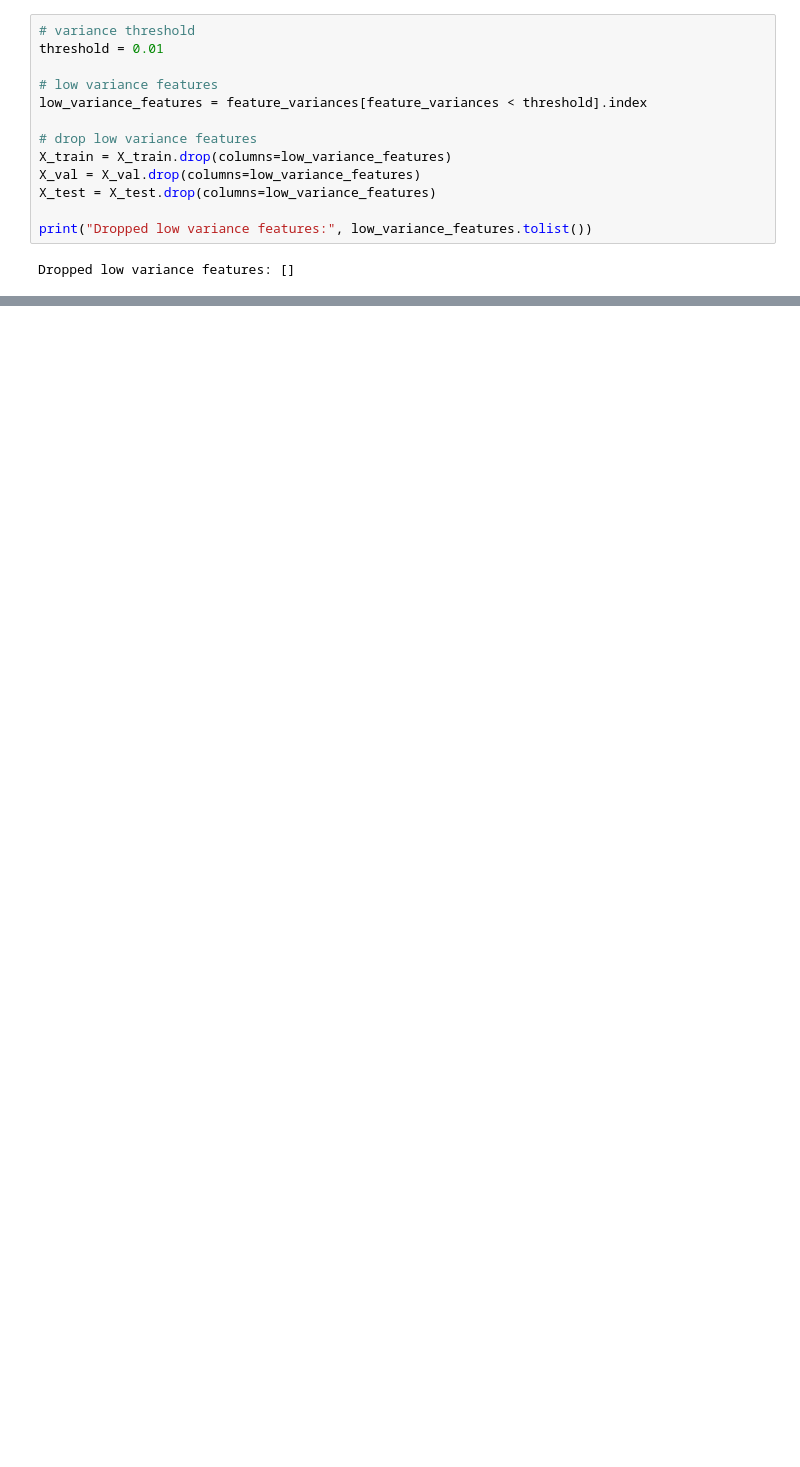
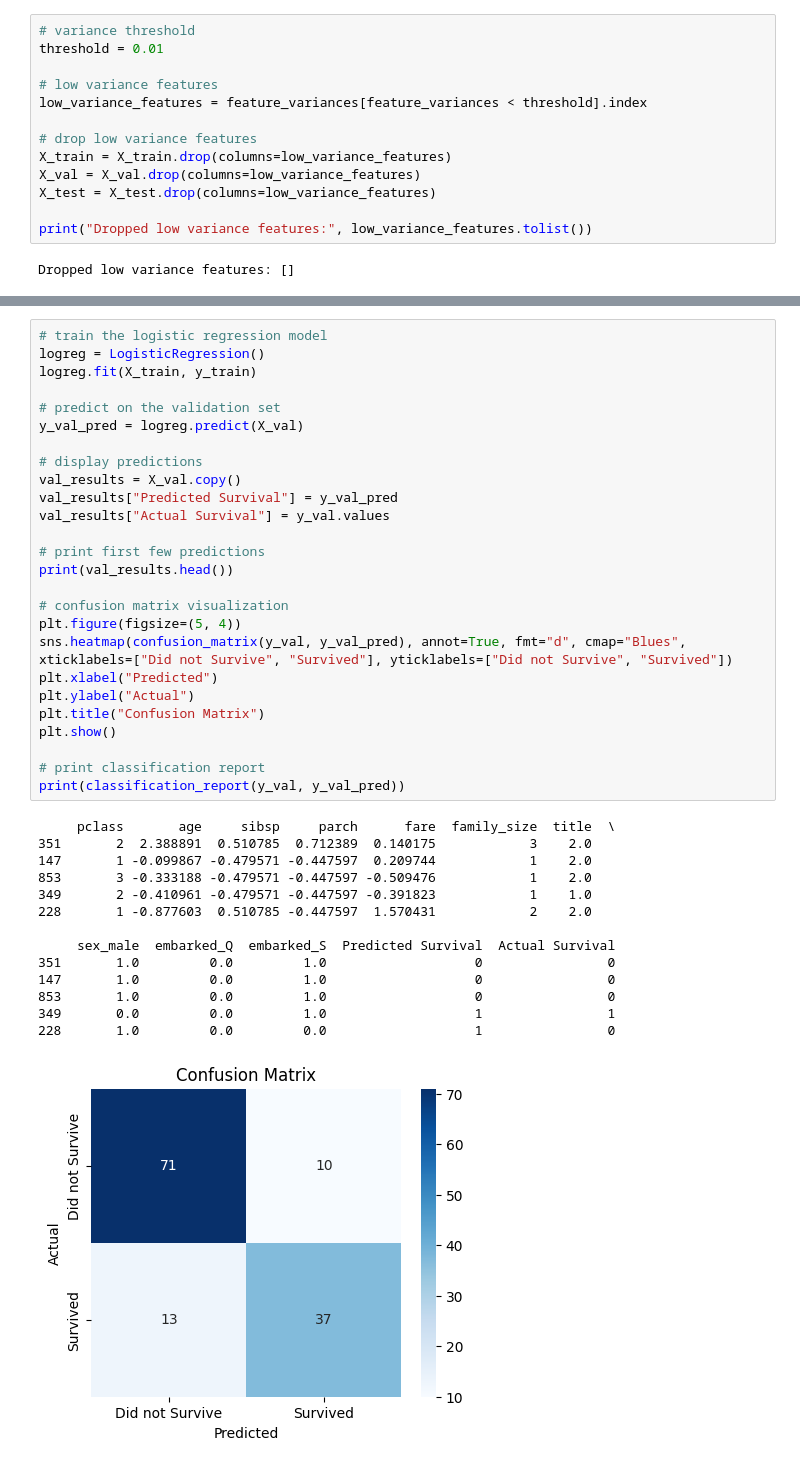
Before and after one commit to hibbakamas/ML-fundamentals-2025, a Jupyter notebook: assignment_1_Hibba_Kamas.ipynb, the cells around one changed output, grey strips where cells are left out. Drawn from its saved outputs; the diff is of its cells as text; blank space fills up the shorter version.

```diff
--- a/assignment_1_Hibba_Kamas.ipynb
+++ b/assignment_1_Hibba_Kamas.ipynb
@@ -798,0 +833,41 @@ dtype: float64
+# %%
+# train the logistic regression model
+logreg = LogisticRegression()
+logreg.fit(X_train, y_train)
+
+# predict on the validation set
+y_val_pred = logreg.predict(X_val)
+
+# display predictions
+val_results = X_val.copy()
+val_results["Predicted Survival"] = y_val_pred
+val_results["Actual Survival"] = y_val.values
+
+# print first few predictions
+print(val_results.head())
+
+# confusion matrix visualization
+plt.figure(figsize=(5, 4))
+sns.heatmap(confusion_matrix(y_val, y_val_pred), annot=True, fmt="d", cmap="Blues", xticklabels=["Did not Survive", "Survived"], yticklabels=["Did not Survive", "Survived"])
+plt.xlabel("Predicted")
+plt.ylabel("Actual")
+plt.title("Confusion Matrix")
+plt.show()
+
+# print classification report
+print(classification_report(y_val, y_val_pred))
+# %% [output]
+     pclass       age     sibsp     parch      fare  family_size  title  \
+351       2  2.388891  0.510785  0.712389  0.140175            3    2.0
+147       1 -0.099867 -0.479571 -0.447597  0.209744            1    2.0
+853       3 -0.333188 -0.479571 -0.447597 -0.509476            1    2.0
+349       2 -0.410961 -0.479571 -0.447597 -0.391823            1    1.0
+228       1 -0.877603  0.510785 -0.447597  1.570431            2    2.0
+
+     sex_male  embarked_Q  embarked_S  Predicted Survival  Actual Survival
+351       1.0         0.0         1.0                   0                0
+147       1.0         0.0         1.0                   0                0
+853       1.0         0.0         1.0                   0                0
+349       0.0         0.0         1.0                   1                1
+228       1.0         0.0         0.0                   1                0
+[figure, added]
```
Also changed, not shown: parts of 33 cells of this notebook.
